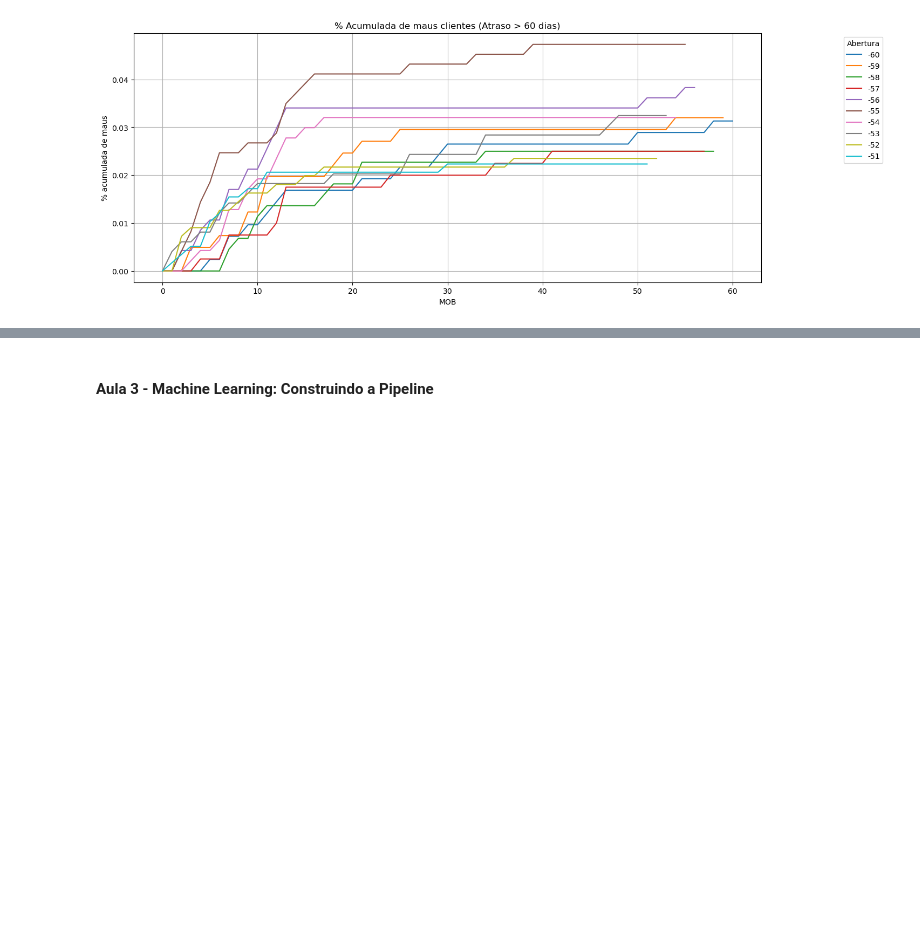
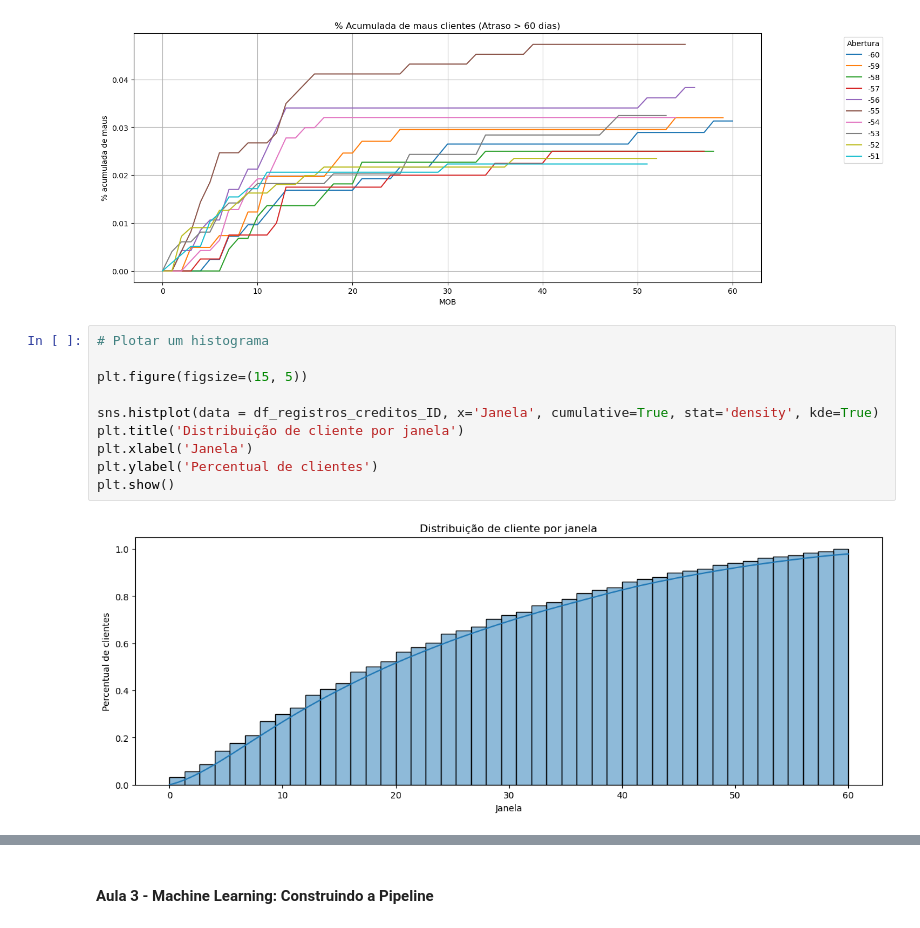
Before and after one commit to RicardViana/fiap-data-viz-and-production-models, a Jupyter notebook: deploy_de_aplicacoes.ipynb, the cells around one changed output, grey strips where cells are left out. Cells and saved outputs as stored; diff of their text form; blank space fills up the shorter version.

```diff
--- a/deploy_de_aplicacoes.ipynb
+++ b/deploy_de_aplicacoes.ipynb
@@ -813,3 +820,15 @@ plt.legend(bbox_to_anchor=(1.2,1), title='Abertura')
 plt.show()
 # %% [output]
 [figure]
+# %%
+# Plotar um histograma
+
+plt.figure(figsize=(15, 5))
+
+sns.histplot(data = df_registros_creditos_ID, x='Janela', cumulative=True, stat='density', kde=True)
+plt.title('Distribuição de cliente por janela')
+plt.xlabel('Janela')
+plt.ylabel('Percentual de clientes')
+plt.show()
+# %% [output]
+[figure, added]
```
Also changed, not shown: parts of 9 cells of this notebook.
